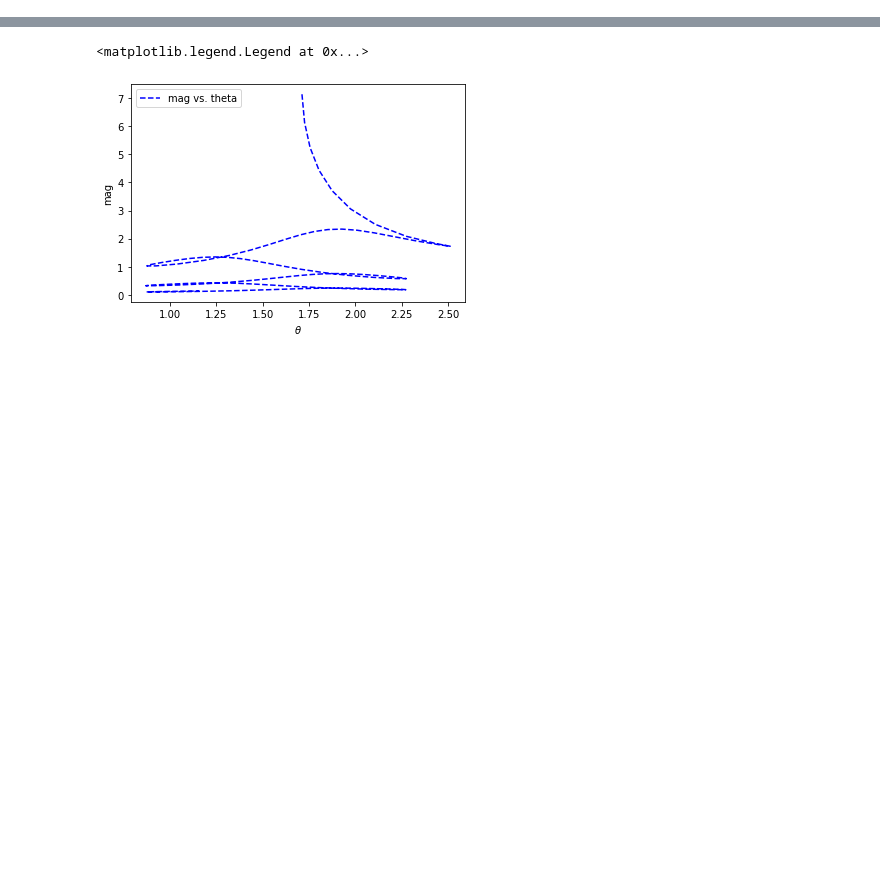
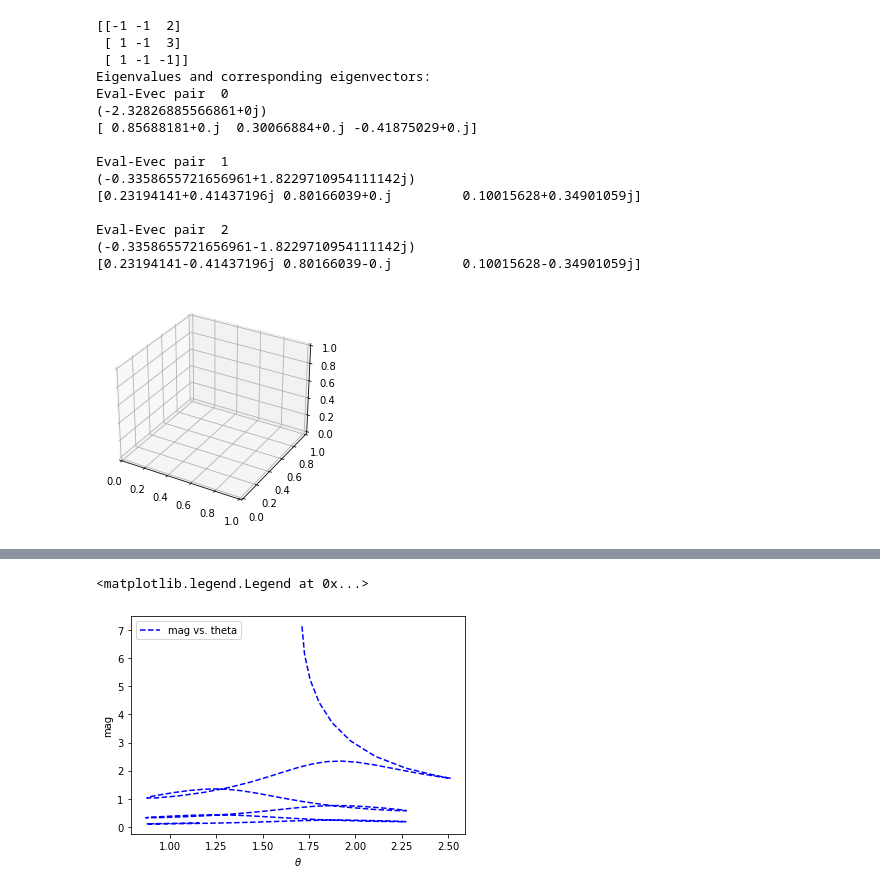
Before and after one commit to abadithela/StabilityContracts, a Jupyter notebook: 3dim_case.ipynb, the cells around one changed output, grey strips where cells are left out. Drawn from its saved outputs; the diff is of its cells as text; code cells hidden in the pictures; blank space fills up the shorter version.

```diff
--- a/3dim_case.ipynb
+++ b/3dim_case.ipynb
@@ -40,6 +43,28 @@ def eval_evec(A):
 #     for k in range(len(v[0])):
 #         print("v["+str(k)+"]:")
 #         print(v[::k])
+# %%
+fig = plt.figure()
+ax = fig.add_subplot(projection='3d')
+A = np.array([[-1, -1, 2], [1, -1, 3], [1, -1, -1]]) # faster real eval
+eval_evec(A)
+# %% [output]
+[[-1 -1  2]
+ [ 1 -1  3]
+ [ 1 -1 -1]]
+Eigenvalues and corresponding eigenvectors:
+Eval-Evec pair  0
+(-2.32826885566861+0j)
+[ 0.85688181+0.j  0.30066884+0.j -0.41875029+0.j]
+
+Eval-Evec pair  1
+(-0.3358655721656961+1.8229710954111142j)
+[0.23194141+0.41437196j 0.80166039+0.j         0.10015628+0.34901059j]
+
+Eval-Evec pair  2
+(-0.3358655721656961-1.8229710954111142j)
+[0.23194141-0.41437196j 0.80166039-0.j         0.10015628-0.34901059j]
+[figure, added]
 # %%
 # 3D example:
 fig = plt.figure()
```
Also changed, not shown: parts of 5 cells of this notebook, 2 other files.
